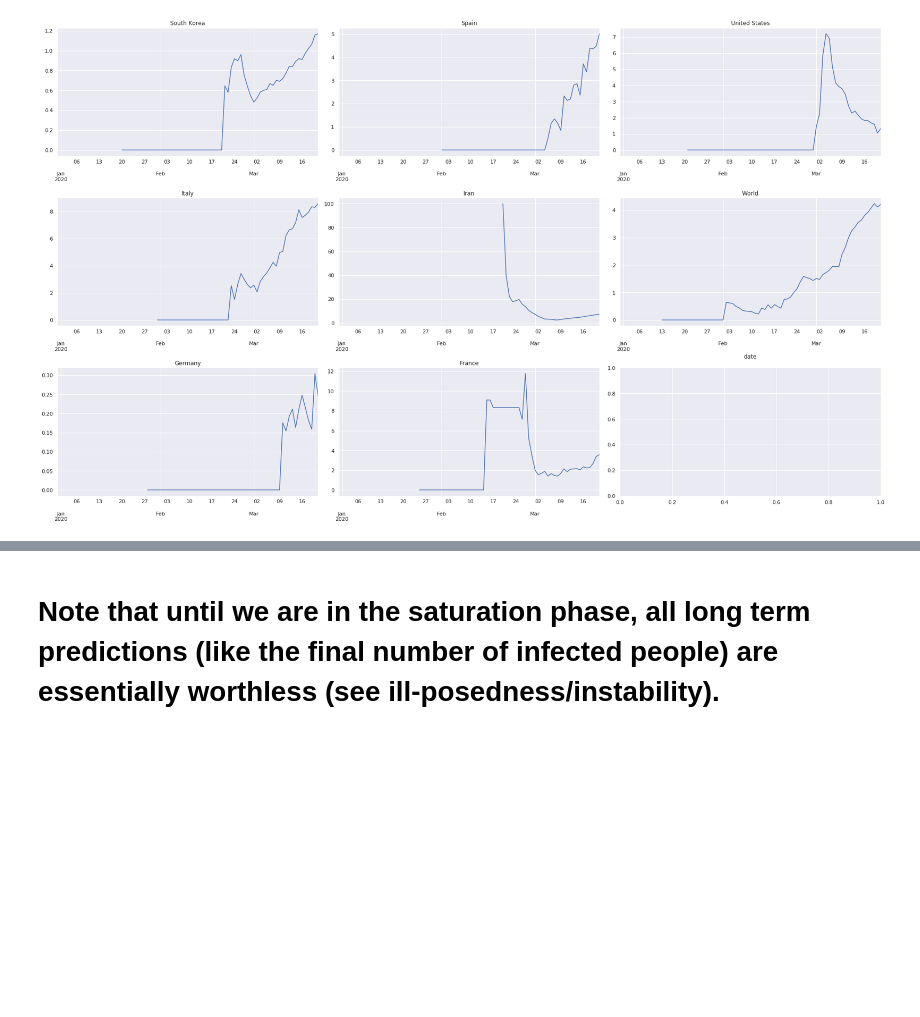
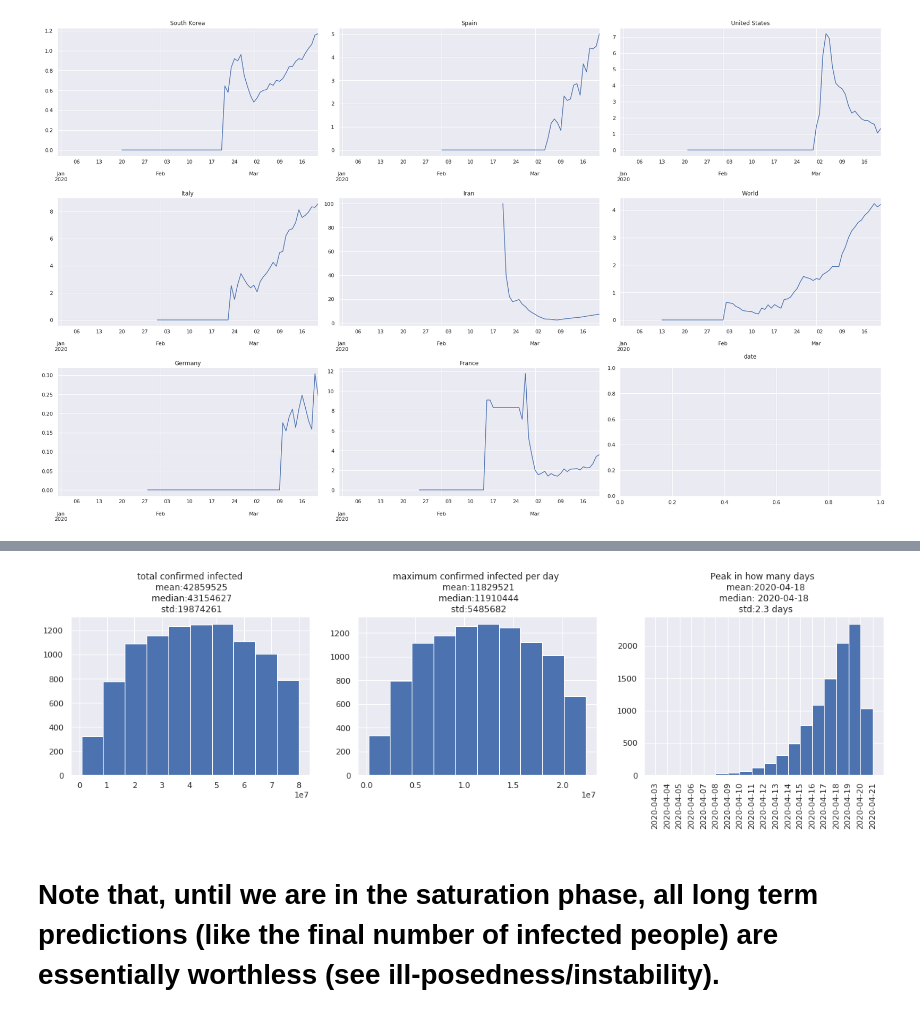
Before and after one commit to jabayat/COVID-19_pandemic_visualization_and_regression, a Jupyter notebook: visualization_and_regression.ipynb, the cells around one changed output, grey strips where cells are left out. Cells and saved outputs as stored; diff of their text form; code cells hidden in the pictures; blank space fills up the shorter version.

```diff
--- a/visualization_and_regression.ipynb
+++ b/visualization_and_regression.ipynb
@@ -183,2 +162,50 @@ for location in informative_locations:
+# %%
+for _ in range(10000):
+    ys_delta = np.random.poisson(ys)
+    min_loss = np.inf
+    best_values += [(fit_logistic_function(xs, ys_delta))]
+    plt.plot(xs)
+
+    if not len(best_values) % 100:
+        clear_output(wait=True)
+        maximum_values = np.array(best_values)[:,0]
+        plt.subplot(131)
+        plt.title(f"total confirmed infected\n mean:"+
+                  f"{int(round(np.mean(maximum_values)))}\n median:"+
+                  f"{int(round(np.median(maximum_values)))}\n std:"+
+                  f"{int(round(np.std(maximum_values)))}")
+        plt.hist(maximum_values)
+        plt.ylim(bottom=0)
+
+        maximum_per_day_s = np.array(best_values)[:,0] * np.array(best_values)[:,1]
+        plt.subplot(132)
+        plt.title(f"maximum confirmed infected per day \n mean:"+
+                  f"{int(round(np.mean(maximum_per_day_s)))}\n median:"+
+                  f"{int(round(np.median(maximum_per_day_s)))}\n std:"+
+                  f"{int(round(np.std(maximum_per_day_s)))}")
+        plt.hist(maximum_per_day_s)
+
+        peaks = np.array(best_values)[:,2]
+        plt.subplot(133)
+        plt.title(f"Peak in how many days \n mean:"+
+                  f"{calendar[int(round(np.mean(peaks)))]}\n"+
+                  f"median: {calendar[int(round(np.median(peaks)))]}\n std:"+
+                  f"{round(np.std(peaks), 1)} days")
+        bins = np.arange(np.floor(np.min(peaks)), np.ceil(np.max(peaks)))
+        hist, bins = np.histogram(peaks, bins=bins)
+        width = np.diff(bins)
+        center = (bins[:-1] + bins[1:]) / 2
+
+        ax = plt.gca()
+        ax.bar(center, hist, align='center', width=width)
+        ax.set_xticks(bins)
+        ax.set_xticklabels(calendar[bins.astype(int)], rotation='vertical')
+
+
+        fig = plt.gcf()
+        fig.set_size_inches(20,4)
+        plt.show()
+# %% [output]
+[figure, added]
 # %% [markdown]
-# Note that until we are in the saturation phase, all long term predictions (like the final number of infected people) are essentially worthless (see ill-posedness/instability).
+# Note that, until we are in the saturation phase, all long term predictions (like the final number of infected people) are essentially worthless (see ill-posedness/instability).
```
Also changed, not shown: parts of 13 cells of this notebook.
